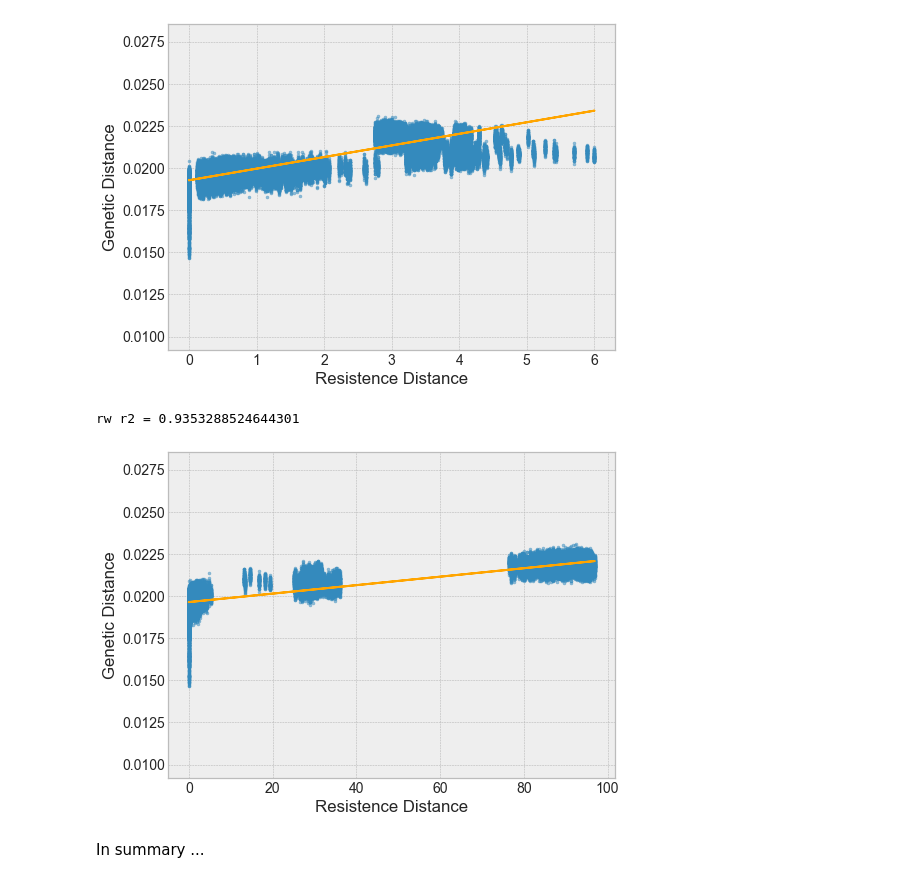
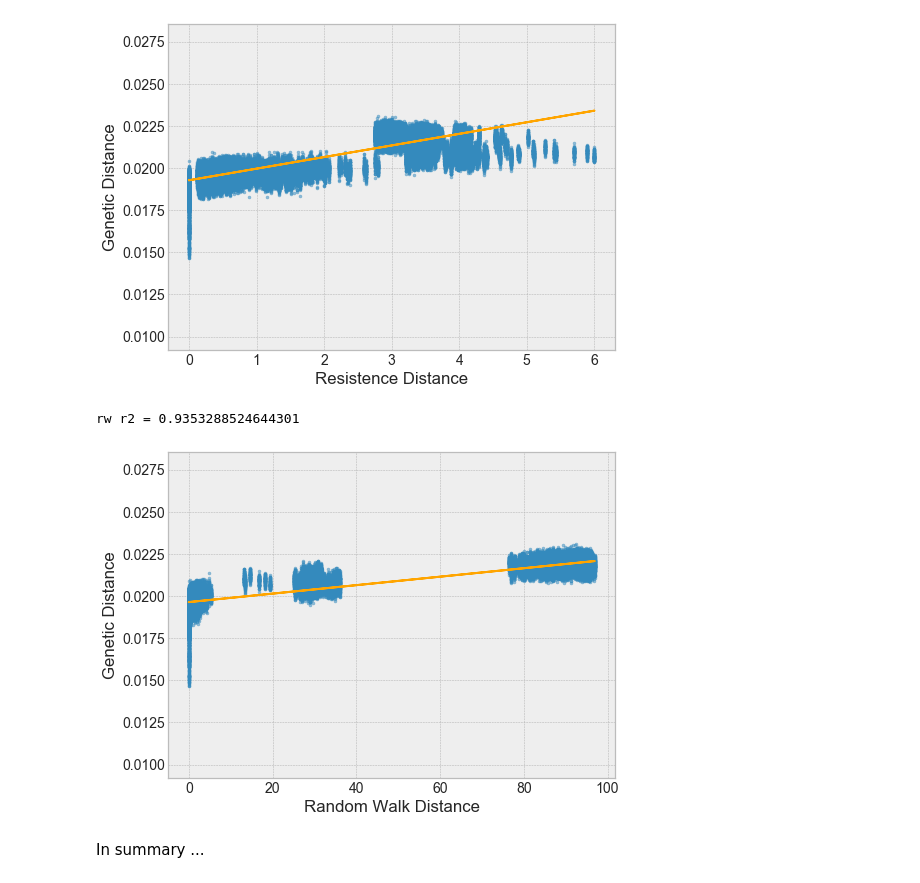
Before and after one commit to jhmarcus/spatial-random-walk, a Jupyter notebook: analysis/trilat-habitat-sim.ipynb, the cells around one changed output. Drawn from its saved outputs; the diff is of its cells as text; code cells hidden in the pictures.

```diff
--- a/analysis/trilat-habitat-sim.ipynb
+++ b/analysis/trilat-habitat-sim.ipynb
@@ -153,11 +153,11 @@ print('res r2 = {}'.format(np.corrcoef(d_res_tril, d_geno_tril)[0, 1]))
 res r2 = 0.8267493212175632
 [figure]
 # %%
-geno.plot_dist(d_rw_tril, d_geno_tril, "Resistence Distance", "Genetic Distance")
+geno.plot_dist(d_rw_tril, d_geno_tril, "Random Walk Distance", "Genetic Distance")
 print('rw r2 = {}'.format(np.corrcoef(d_rw_tril, d_geno_tril)[0, 1]))
 # %% [output]
 rw r2 = 0.9353288524644301
-[figure, old version]
+[figure, new version]
 # %% [markdown]
 In summary ...
 # %%
```
Also changed, not shown: 3 other files.
